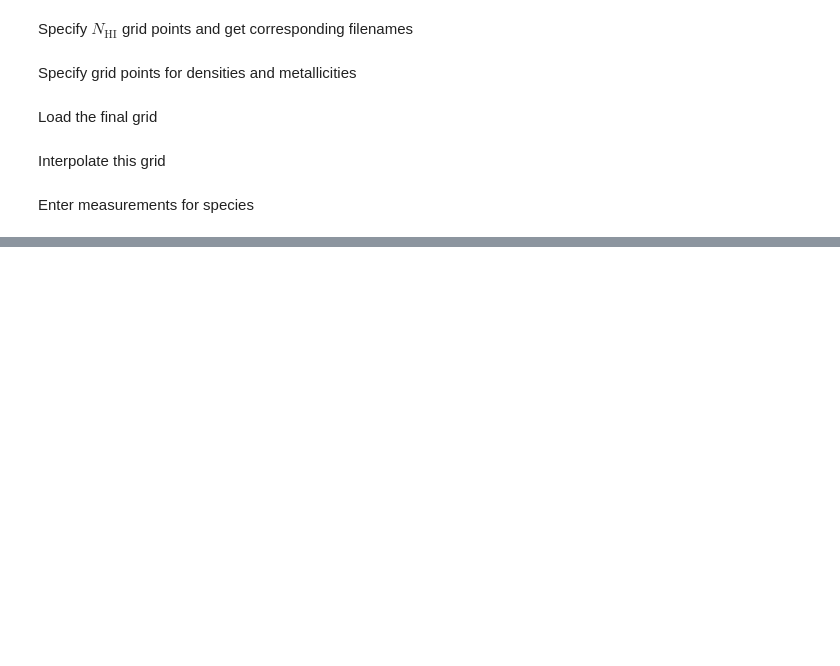
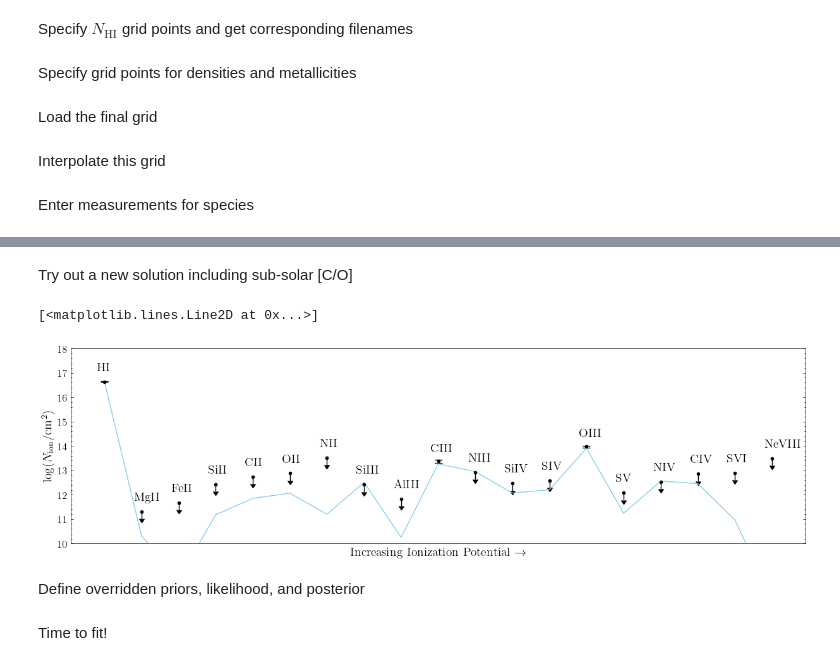
Before and after one commit to suyashk12/cgm_science, a Jupyter notebook: cloudy_fitting/z=0.72_cloudy_fit.ipynb, the cells around one changed output, grey strips where cells are left out. Saved outputs shown, nothing was run; the diff lists cells and outputs as text; code cells hidden in the pictures; blank space fills up the shorter version.

```diff
--- a/cloudy_fitting/z=0.72_cloudy_fit.ipynb
+++ b/cloudy_fitting/z=0.72_cloudy_fit.ipynb
@@ -361,0 +93,20 @@ ax.set_xticks([], minor=True)
+# %% [markdown]
+Try out a new solution including sub-solar [C/O]
+# %%
+logN_HI_test = 16.64
+log_hdens_test = -2.9 #-1.7
+O_H_test = -2.6 #-1.0
+C_O_test = -0.4
+N_O_test = -0.2
+log_metals_test = get_metal_abundance(O_H_test, {'C': C_O_test, 'N': N_O_test})
+# %%
+logN_species_test = predict_col_dens(logN_dict, logN_HI_test, log_hdens_test,
+                                     log_metals_test, species_logN_interp, {'C': C_O_test, 'N': N_O_test})
+# %%
+fig, ax = plot_column_densities_obs(logN_dict)
+ax.plot(np.arange(len(logN_species_test)), logN_species_test, color='skyblue')
+# %% [output]
+[<matplotlib.lines.Line2D at 0x...>]
+[figure, added]
+# %% [markdown]
+Define overridden priors, likelihood, and posterior
@@ -361,0 +150,2 @@ ax.set_xticks([], minor=True)
+# %% [markdown]
+Time to fit!
```
Also changed, not shown: parts of 53 cells of this notebook, 2 other files.
